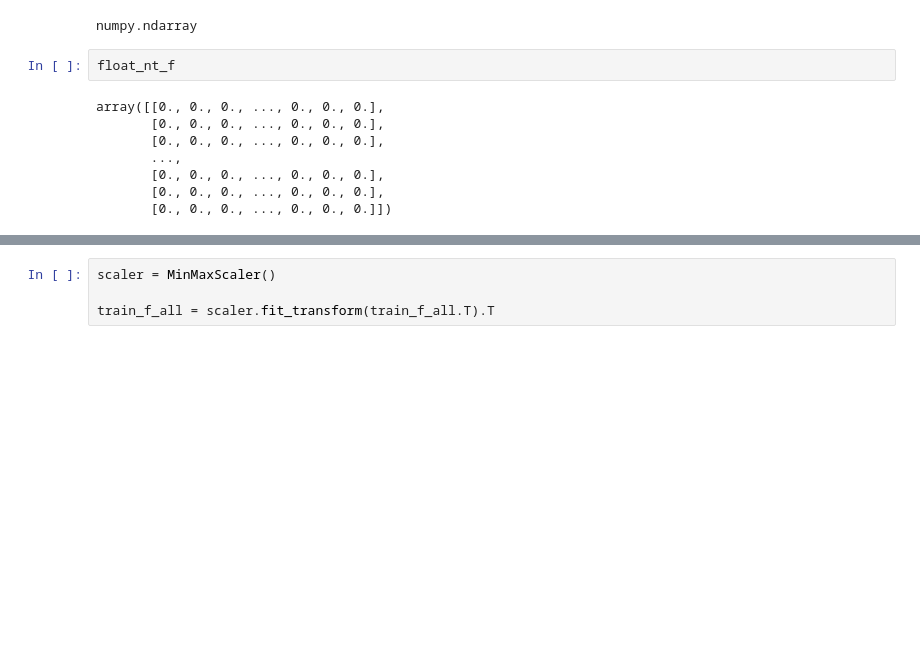
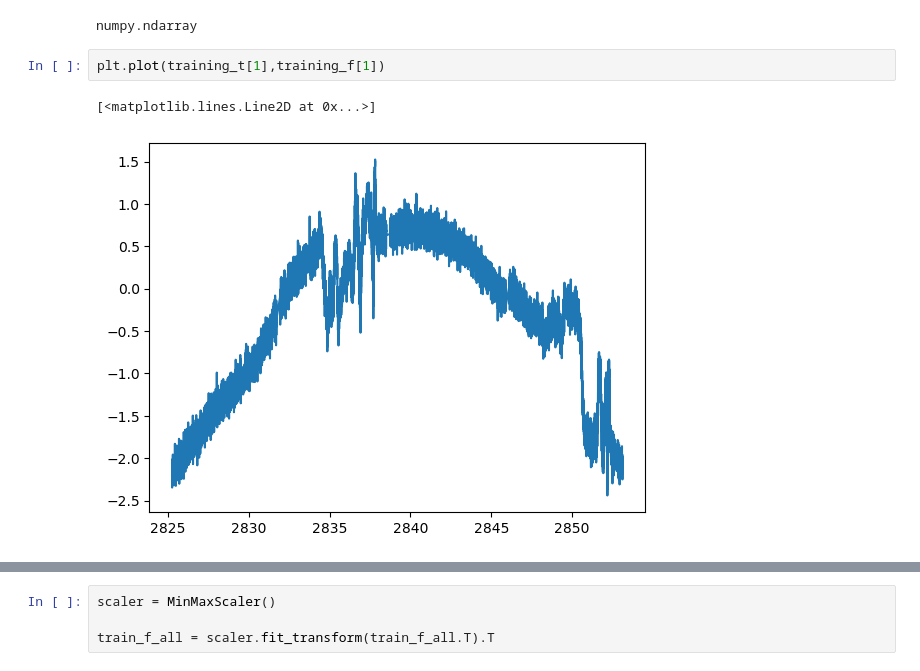
Before and after one commit to Aish-u/DS440-CAPSTONE, a Jupyter notebook: DS440_capstone.ipynb, the cells around one changed output, grey strips where cells are left out. Saved outputs shown, nothing was run; the diff lists cells and outputs as text; blank space fills up the shorter version.

```diff
--- a/DS440_capstone.ipynb
+++ b/DS440_capstone.ipynb
@@ -106,15 +110,10 @@ type(float_nt_f)
 # %% [output]
 numpy.ndarray
 # %%
-float_nt_f
+plt.plot(training_t[1],training_f[1])
 # %% [output]
-array([[0., 0., 0., ..., 0., 0., 0.],
-       [0., 0., 0., ..., 0., 0., 0.],
-       [0., 0., 0., ..., 0., 0., 0.],
-       ...,
-       [0., 0., 0., ..., 0., 0., 0.],
-       [0., 0., 0., ..., 0., 0., 0.],
-       [0., 0., 0., ..., 0., 0., 0.]])
+[<matplotlib.lines.Line2D at 0x...>]
+[figure, added]
 # %%
 new_training_f.shape
 # %% [output]
```
Also changed, not shown: parts of 37 cells of this notebook, 2 other files.
